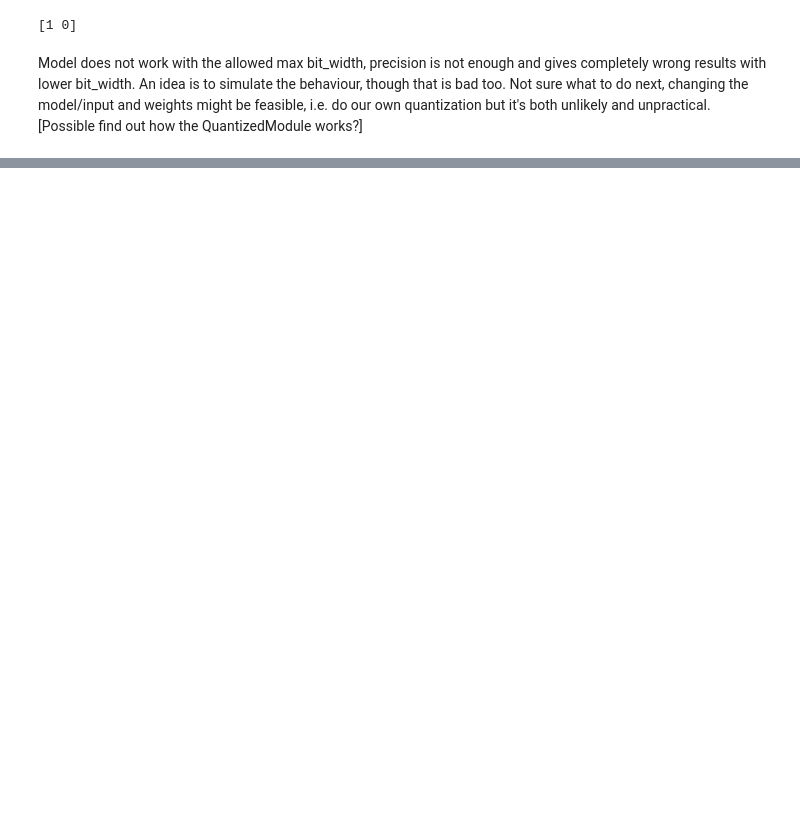
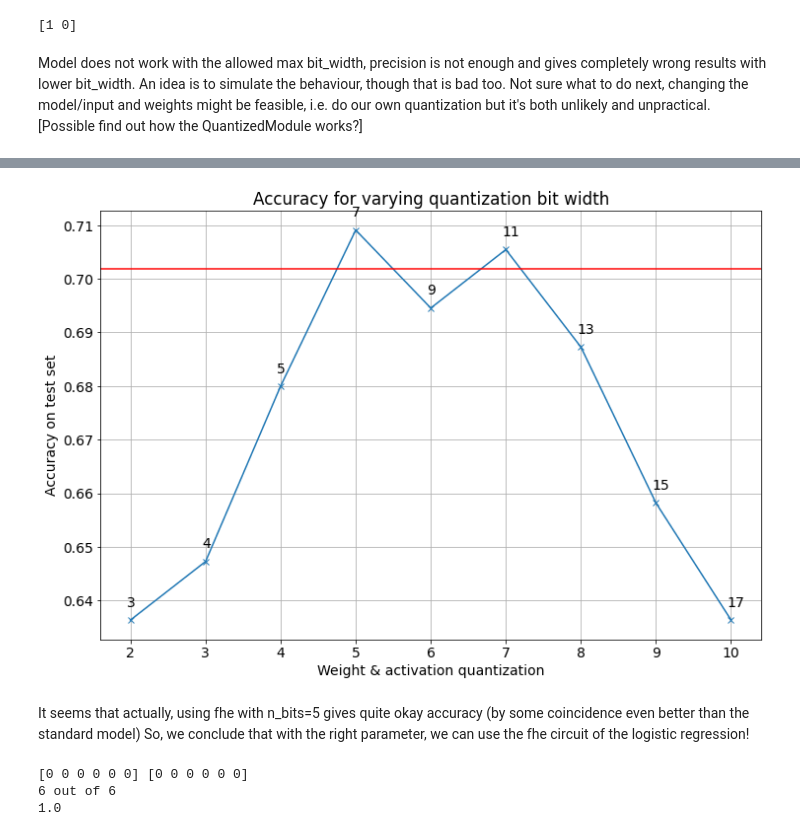
Before and after one commit to trewes/Lab-MedicalModel, a Jupyter notebook: main.ipynb, the cells around one changed output, grey strips where cells are left out. Saved outputs shown, nothing was run; the diff lists cells and outputs as text; code cells hidden in the pictures; blank space fills up the shorter version.

Commit message:
Finished the logistic regression model using concrete-ml and did some accuracy tests that were satisfying for this use case.

```diff
--- a/main.ipynb
+++ b/main.ipynb
@@ -292,0 +370,24 @@ An idea is to simulate the behaviour, though that is bad too. Not sure what to d
+# %%
+use_fhe = True
+use_vl = True
+bit_range = range(2, 11)
+accs = []
+accum_bits = []
+for n_bits in bit_range:
+    # Compile and test the logistic regression model with the Virtual Lib on the whole test set
+    virtual_q_logreg = ConcreteLogisticRegression(n_bits)
+    virtual_q_logreg.fit(npX, npy)
+    virtual_q_logreg.compile(npX, cfg, use_virtual_lib=use_vl)
+    accum_bits.append(virtual_q_logreg.quantized_module.forward_fhe.get_max_bit_width())
+
+
+    #benchmark code
+    dtype_inputs = np.uint8 if use_fhe else np.int32
+    all_y_pred = np.zeros((len(npX)), dtype=np.int32)
+
+    # get the predicted classes
+    y_pred = virtual_q_logreg.predict(npX, execute_in_fhe=use_fhe)
+
+    # Compute and report results
+    n_correct = np.sum(npy == y_pred)
+    accs.append(n_correct / len(npX))
@@ -292,0 +404,23 @@ An idea is to simulate the behaviour, though that is bad too. Not sure what to d
+# %%
+%matplotlib inline
+
+import matplotlib.pyplot as plt
+
+fig = plt.figure(figsize=(12, 8))
+plt.rcParams["font.size"] = 14
+plt.plot(bit_range, accs, "-x")
+for bits, acc, accum in zip(bit_range, accs, accum_bits):
+    plt.gca().annotate(str(accum), (bits - 0.05, acc + 0.0025))
+plt.ylabel("Accuracy on test set")
+plt.xlabel("Weight & activation quantization")
+plt.grid(True)
+plt.title("Accuracy for varying quantization bit width")
+#add baseline, i.e. accuracy of normal model
+plt.axhline(y=test_accuracy, color='r', linestyle='-')
+plt.show()
+# %% [output]
+[figure, added]
+# %% [markdown]
+It seems that actually, using fhe with n_bits=5 gives quite okay accuracy
+(by some coincidence even better than the standard model)
+So, we conclude that with the right parameter, we can use the fhe circuit of the logistic regression!
@@ -292,0 +436,9 @@ An idea is to simulate the behaviour, though that is bad too. Not sure what to d
+# %%
+print(fhe_pred, npy[0:len(fhe_pred)])
+fhe_correct = np.sum(fhe_pred == npy[0:len(fhe_pred)])
+print(fhe_correct, "out of", len(fhe_pred))
+print(fhe_correct/len(fhe_pred))
+# %% [output]
+[0 0 0 0 0 0] [0 0 0 0 0 0]
+6 out of 6
+1.0
```
Also changed, not shown: parts of 16 cells of this notebook.
